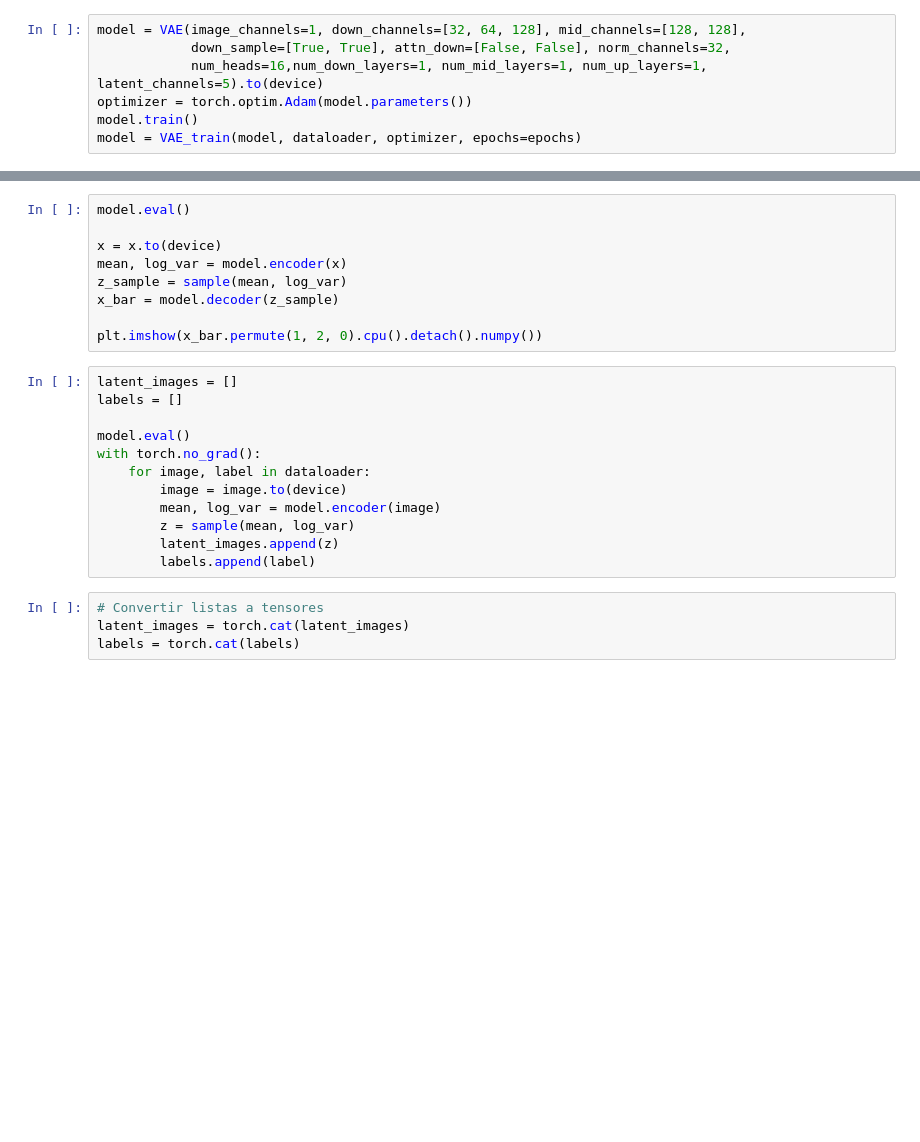
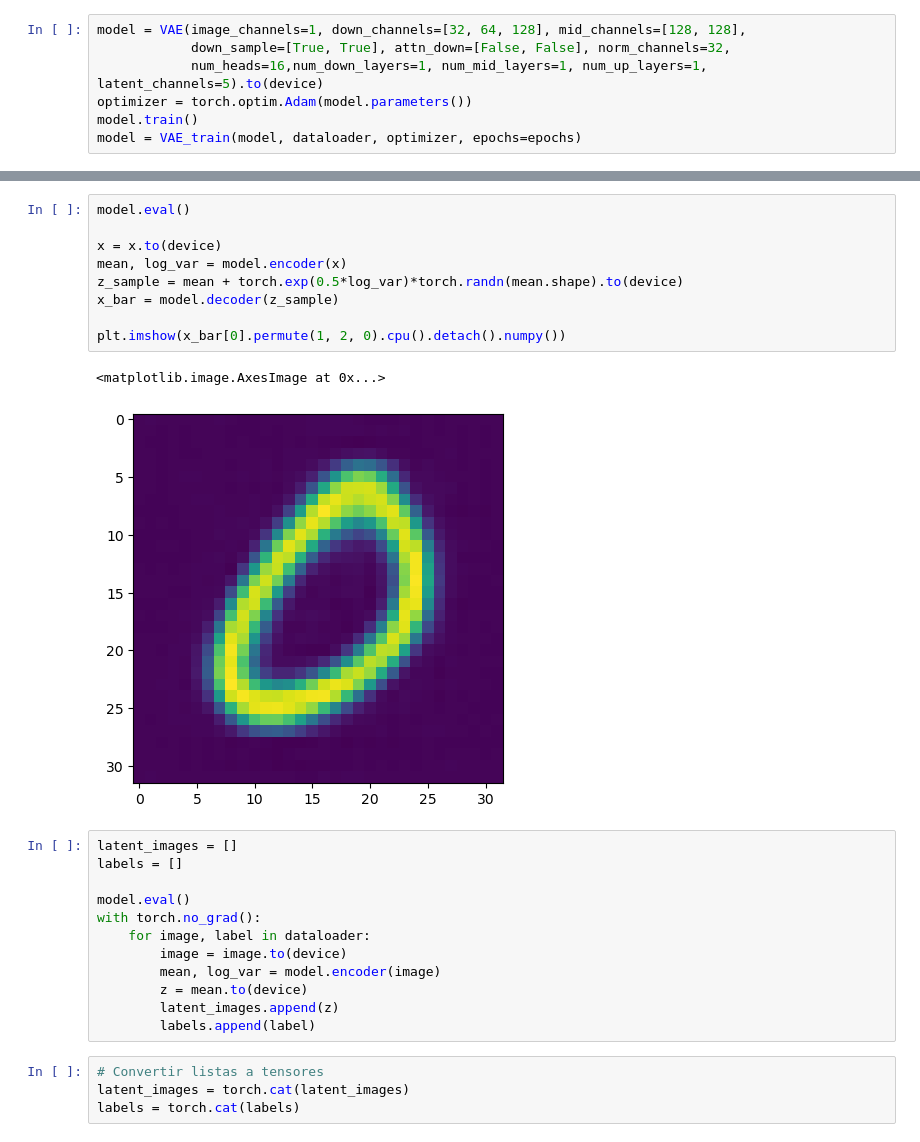
Before and after one commit to azcarriqui77/diffusion_models, a Jupyter notebook: ldp/prueba.ipynb, the cells around one changed output, grey strips where cells are left out. Saved outputs shown, nothing was run; the diff lists cells and outputs as text; blank space fills up the shorter version.

```diff
--- a/ldp/prueba.ipynb
+++ b/ldp/prueba.ipynb
@@ -64,12 +71,15 @@ plt.imshow(x.permute(1, 2, 0))
 # %%
 model.eval()
 
 x = x.to(device)
 mean, log_var = model.encoder(x)
-z_sample = sample(mean, log_var)
+z_sample = mean + torch.exp(0.5*log_var)*torch.randn(mean.shape).to(device)
 x_bar = model.decoder(z_sample)
 
-plt.imshow(x_bar.permute(1, 2, 0).cpu().detach().numpy())
+plt.imshow(x_bar[0].permute(1, 2, 0).cpu().detach().numpy())
+# %% [output]
+<matplotlib.image.AxesImage at 0x...>
+[figure, added]
 # %%
 latent_images = []
 labels = []
@@ -79,7 +89,7 @@ with torch.no_grad():
     for image, label in dataloader:
         image = image.to(device)
         mean, log_var = model.encoder(image)
-        z = sample(mean, log_var)
+        z = mean.to(device)
         latent_images.append(z)
         labels.append(label)
 # %%
```
Also changed, not shown: parts of 10 cells of this notebook, 2 other files.
